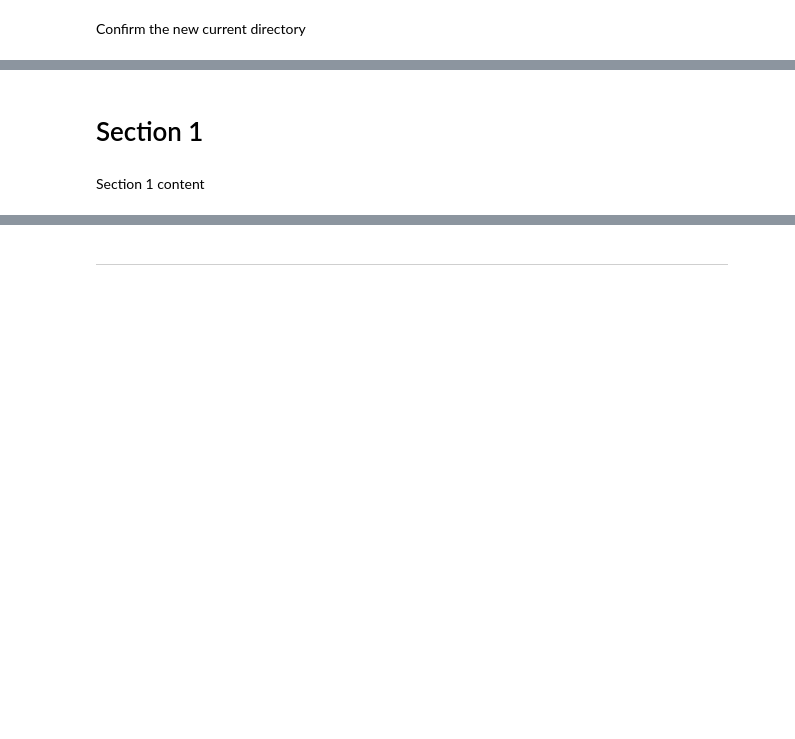
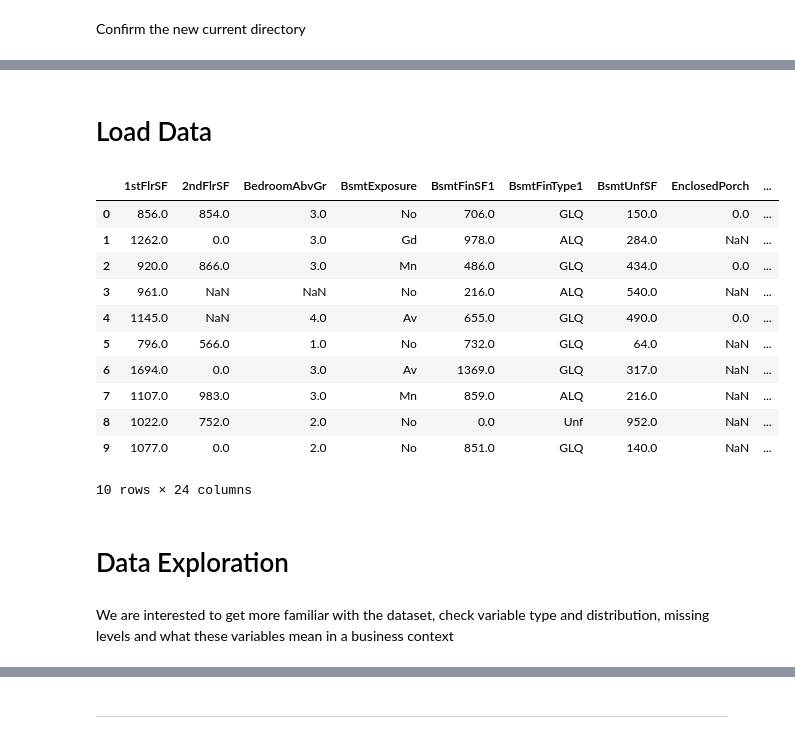
Before and after one commit to pieterkdevilliers/pp5-heritage-housing, a Jupyter notebook: jupyter_notebooks/02_sales_price_study.ipynb, the cells around one changed output, grey strips where cells are left out. Saved outputs shown, nothing was run; the diff lists cells and outputs as text; code cells hidden in the pictures; blank space fills up the shorter version.

```diff
--- a/jupyter_notebooks/02_sales_price_study.ipynb
+++ b/jupyter_notebooks/02_sales_price_study.ipynb
@@ -53,4 +57,23 @@ current_dir
-# %% [markdown]
-# Section 1
-# %% [markdown]
-Section 1 content
+# %% [markdown]
+# Load Data
+# %%
+import pandas as pd
+df = (pd.read_csv("outputs/datasets/collection/house_prices_records.csv"))
+df.head(10)
+# %% [output]
+|  | 1stFlrSF | 2ndFlrSF | BedroomAbvGr | BsmtExposure | BsmtFinSF1 | BsmtFinType1 | BsmtUnfSF | EnclosedPorch | ... |
+| 0 | 856.0 | 854.0 | 3.0 | No | 706.0 | GLQ | 150.0 | 0.0 | ... |
+| 1 | 1262.0 | 0.0 | 3.0 | Gd | 978.0 | ALQ | 284.0 | NaN | ... |
+| 2 | 920.0 | 866.0 | 3.0 | Mn | 486.0 | GLQ | 434.0 | 0.0 | ... |
+| 3 | 961.0 | NaN | NaN | No | 216.0 | ALQ | 540.0 | NaN | ... |
+| 4 | 1145.0 | NaN | 4.0 | Av | 655.0 | GLQ | 490.0 | 0.0 | ... |
+| 5 | 796.0 | 566.0 | 1.0 | No | 732.0 | GLQ | 64.0 | NaN | ... |
+| 6 | 1694.0 | 0.0 | 3.0 | Av | 1369.0 | GLQ | 317.0 | NaN | ... |
+| 7 | 1107.0 | 983.0 | 3.0 | Mn | 859.0 | ALQ | 216.0 | NaN | ... |
+| 8 | 1022.0 | 752.0 | 2.0 | No | 0.0 | Unf | 952.0 | NaN | ... |
+| 9 | 1077.0 | 0.0 | 2.0 | No | 851.0 | GLQ | 140.0 | NaN | ... |
+10 rows × 24 columns
+# %% [markdown]
+# Data Exploration
+# %% [markdown]
+We are interested to get more familiar with the dataset, check variable type and distribution, missing levels and what these variables mean in a business context
```
Also changed, not shown: parts of 35 cells of this notebook, 2 other files.
